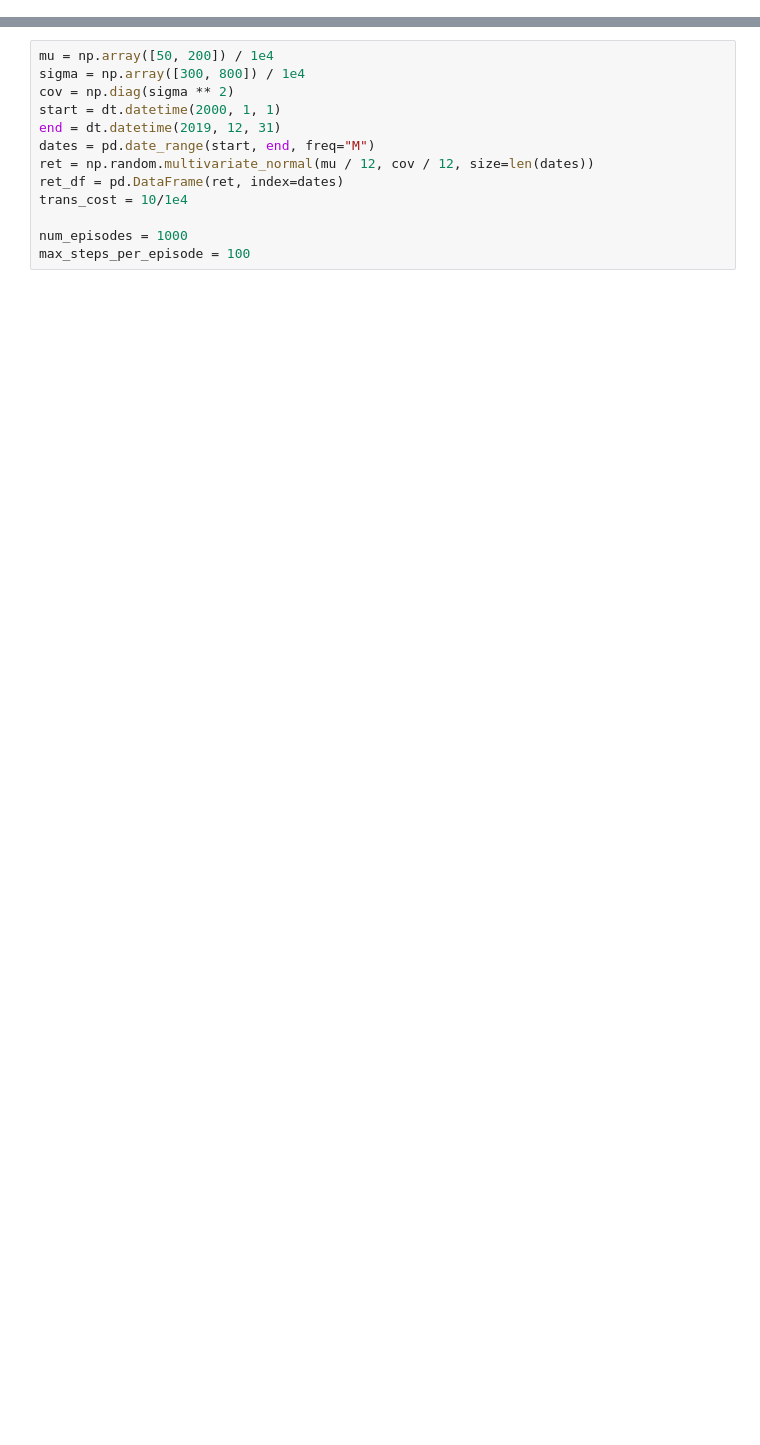
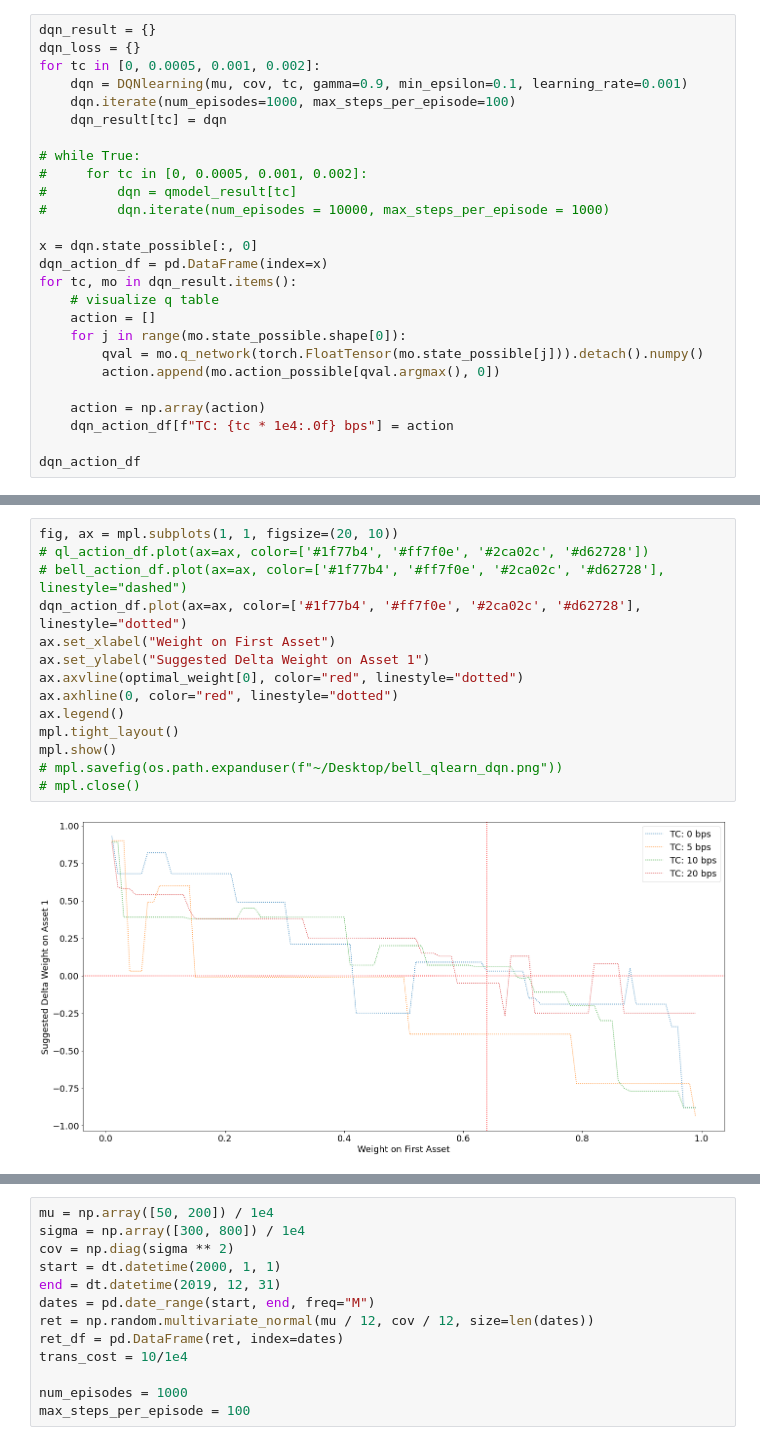
Before and after one commit to roymgabriel/Portfolio-Rebalancing-DQN, a Jupyter notebook: DQN_new.ipynb, the cells around one changed output, grey strips where cells are left out. Drawn from its saved outputs; the diff is of its cells as text; blank space fills up the shorter version.

```diff
--- a/DQN_new.ipynb
+++ b/DQN_new.ipynb
@@ -5,0 +396,26 @@ import random
+# %%
+dqn_result = {}
+dqn_loss = {}
+for tc in [0, 0.0005, 0.001, 0.002]:
+    dqn = DQNlearning(mu, cov, tc, gamma=0.9, min_epsilon=0.1, learning_rate=0.001)
+    dqn.iterate(num_episodes=1000, max_steps_per_episode=100)
+    dqn_result[tc] = dqn
+
+# while True:
+#     for tc in [0, 0.0005, 0.001, 0.002]:
+#         dqn = qmodel_result[tc]
+#         dqn.iterate(num_episodes = 10000, max_steps_per_episode = 1000)
+
+x = dqn.state_possible[:, 0]
+dqn_action_df = pd.DataFrame(index=x)
+for tc, mo in dqn_result.items():
+    # visualize q table
+    action = []
+    for j in range(mo.state_possible.shape[0]):
+        qval = mo.q_network(torch.FloatTensor(mo.state_possible[j])).detach().numpy()
+        action.append(mo.action_possible[qval.argmax(), 0])
+
+    action = np.array(action)
+    dqn_action_df[f"TC: {tc * 1e4:.0f} bps"] = action
+
+dqn_action_df
@@ -6 +453,17 @@ import random
+# %%
+fig, ax = mpl.subplots(1, 1, figsize=(20, 10))
+# ql_action_df.plot(ax=ax, color=['#1f77b4', '#ff7f0e', '#2ca02c', '#d62728'])
+# bell_action_df.plot(ax=ax, color=['#1f77b4', '#ff7f0e', '#2ca02c', '#d62728'], linestyle="dashed")
+dqn_action_df.plot(ax=ax, color=['#1f77b4', '#ff7f0e', '#2ca02c', '#d62728'], linestyle="dotted")
+ax.set_xlabel("Weight on First Asset")
+ax.set_ylabel("Suggested Delta Weight on Asset 1")
+ax.axvline(optimal_weight[0], color="red", linestyle="dotted")
+ax.axhline(0, color="red", linestyle="dotted")
+ax.legend()
+mpl.tight_layout()
+mpl.show()
+# mpl.savefig(os.path.expanduser(f"~/Desktop/bell_qlearn_dqn.png"))
+# mpl.close()
+# %% [output]
+[figure, added]
 # %%
```
Also changed, not shown: parts of 36 cells of this notebook, 1 other file.
